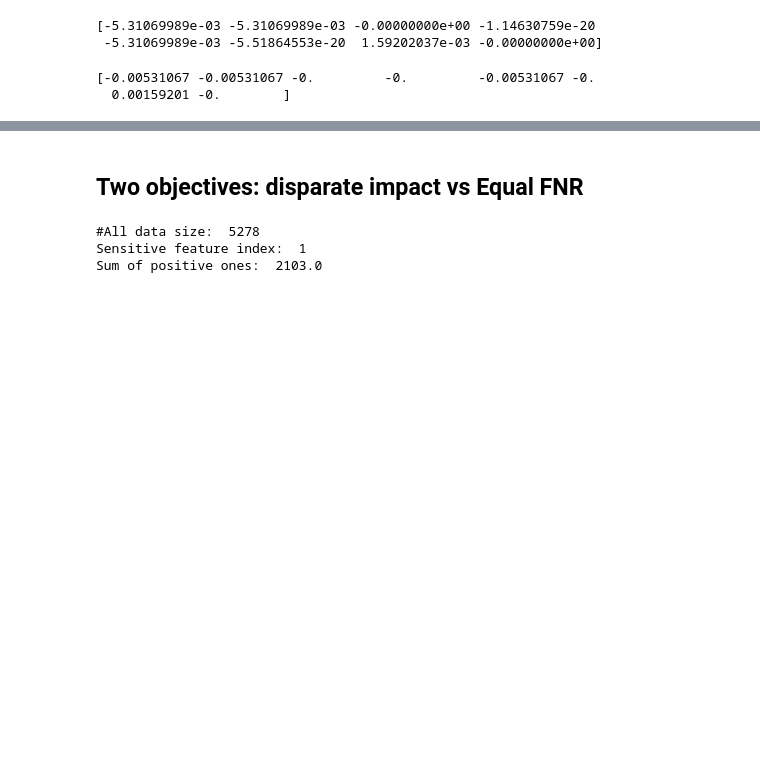
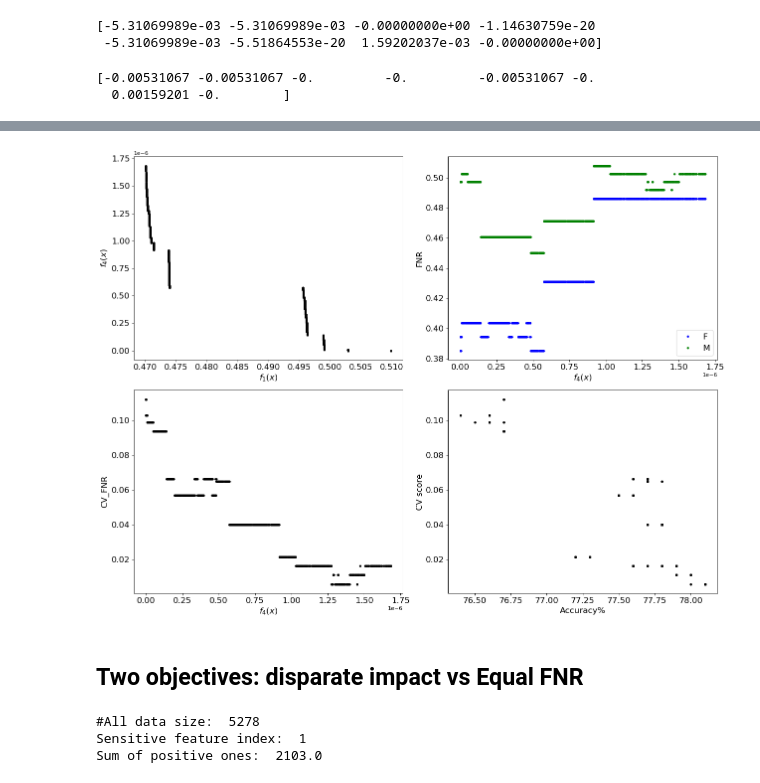
Before and after one commit to sul217/MOO_Fairness, a Jupyter notebook: COMPAS_data.ipynb, the cells around one changed output, grey strips where cells are left out. Saved outputs shown, nothing was run; the diff lists cells and outputs as text; code cells hidden in the pictures; blank space fills up the shorter version.

```diff
--- a/COMPAS_data.ipynb
+++ b/COMPAS_data.ipynb
@@ -141,3 +160,42 @@ plt.show()
+# %%
+fig = plt.figure(figsize=(16, 12), dpi= 80, facecolor='w', edgecolor='k')
+ax1 = plt.subplot(2, 2, 1)
+ax1.xaxis.set_tick_params(labelsize=15)
+ax1.yaxis.set_tick_params(labelsize=15)
+ax1.plot(training_loss, training_obj2, 'k.', lw=2)
+ax1.ticklabel_format(style='sci', axis='y', scilimits=(0,0))
+ax1.set_xlabel('$f_1(x)$', fontsize=15)
+ax1.set_ylabel('$f_4(x)$', fontsize=15)
+
+ax2 = plt.subplot(2, 2, 2)
+ax2.xaxis.set_tick_params(labelsize=15)
+ax2.yaxis.set_tick_params(labelsize=15)
+ax2.ticklabel_format(style='sci', axis='x', scilimits=(0,0))
+ax2.plot(training_obj2, training_FPR[:, 0], 'b.', lw=2, label = 'F')
+ax2.plot(training_obj2, training_FPR[:, 1], 'g.', lw=2, label = 'M')
+ax2.set_xlabel('$f_4(x)$', fontsize = 15)
+ax2.set_ylabel('FNR', fontsize = 15)
+ax2.legend(fontsize = 15)
+
+ax3= plt.subplot(2, 2, 3)
+ax3.xaxis.set_tick_params(labelsize=15)
+ax3.yaxis.set_tick_params(labelsize=15)
+ax3.plot(training_obj2, CV_FPR, 'k.', lw=2)
+ax3.ticklabel_format(style='sci', axis='x', scilimits=(0,0))
+ax3.set_xlabel('$f_4(x)$', fontsize = 15)
+ax3.set_ylabel('CV_FNR', fontsize = 15)
+
+ax4 = plt.subplot(2, 2, 4)
+ax4.xaxis.set_tick_params(labelsize=15)
+ax4.yaxis.set_tick_params(labelsize=15)
+ax4.plot(total_accuracy*100, CV_FPR, 'k.', lw=2)
+ax4.set_xlabel('Accuracy%', fontsize = 15)
+ax4.set_ylabel('CV score', fontsize = 15)
+
+plt.tight_layout()
+plt.show()
+# %% [output]
+[figure, added]
 # %% [markdown]
 ## Two objectives: disparate impact vs Equal FNR
 # %%
```
Also changed, not shown: parts of 33 cells of this notebook, 1 other file.
